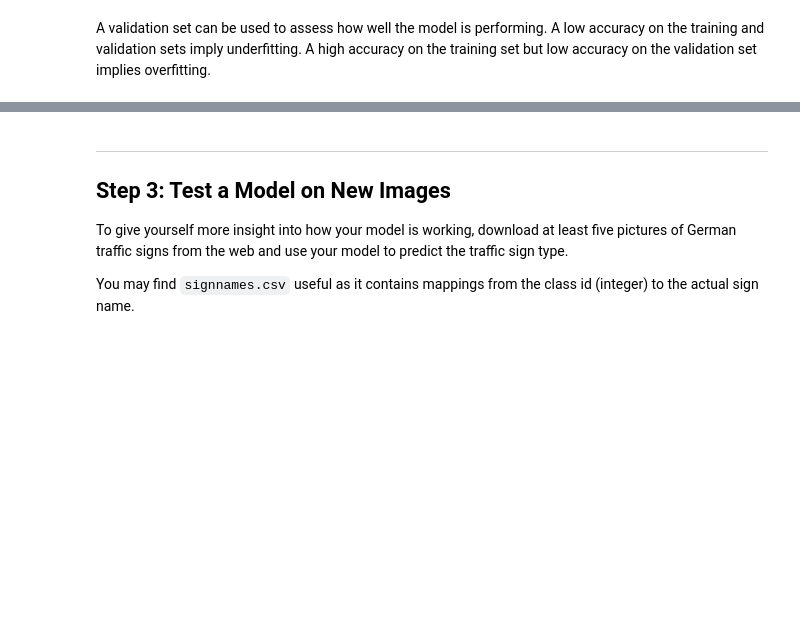
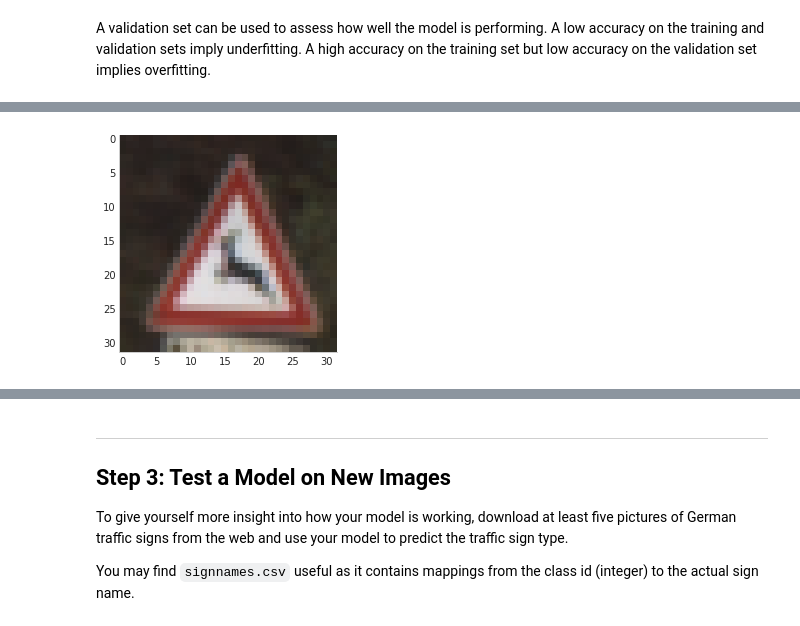
Before and after one commit to udapy/CarND-Traffic-Sign-Classifier-Project, a Jupyter notebook: Traffic_Sign_Classifier.ipynb, the cells around one changed output, grey strips where cells are left out. Saved outputs shown, nothing was run; the diff lists cells and outputs as text; code cells hidden in the pictures; blank space fills up the shorter version.

```diff
--- a/Traffic_Sign_Classifier.ipynb
+++ b/Traffic_Sign_Classifier.ipynb
@@ -430,0 +535,19 @@ sets imply underfitting. A high accuracy on the training set but low accuracy on
+# %%
+from sklearn.utils import shuffle
+import imgaug as ia
+from imgaug import augmenters as iaa
+
+EPOCHS = 200
+BATCH_SIZE = 32
+
+augment = lambda aug: iaa.Sometimes(0.5, aug)
+seq = iaa.Sequential([
+    augment(iaa.Affine(
+        scale ={"x": (0.9, 1.1), "y": (0.9, 1.1)},
+        translate_percent = {"x": (-0.2, 0.2), "y": (-0.2, 0.2)},
+        rotate = (-16, 16),
+        order = [0,1],
+        cval = (0,255),
+        mode=ia.ALL
+    )),
+])
@@ -430,0 +564,9 @@ sets imply underfitting. A high accuracy on the training set but low accuracy on
+# %%
+images_aug = seq.augment_image(X_train[500])
+plt.imshow(images_aug)
+plt.axis('image')
+plt.grid(False)
+sns.despine()
+plt.savefig(os.path.join('img', 'sample-sign-augmented.png'))
+# %% [output]
+[figure, added]
```
Also changed, not shown: parts of 20 cells of this notebook, 4 other files.
